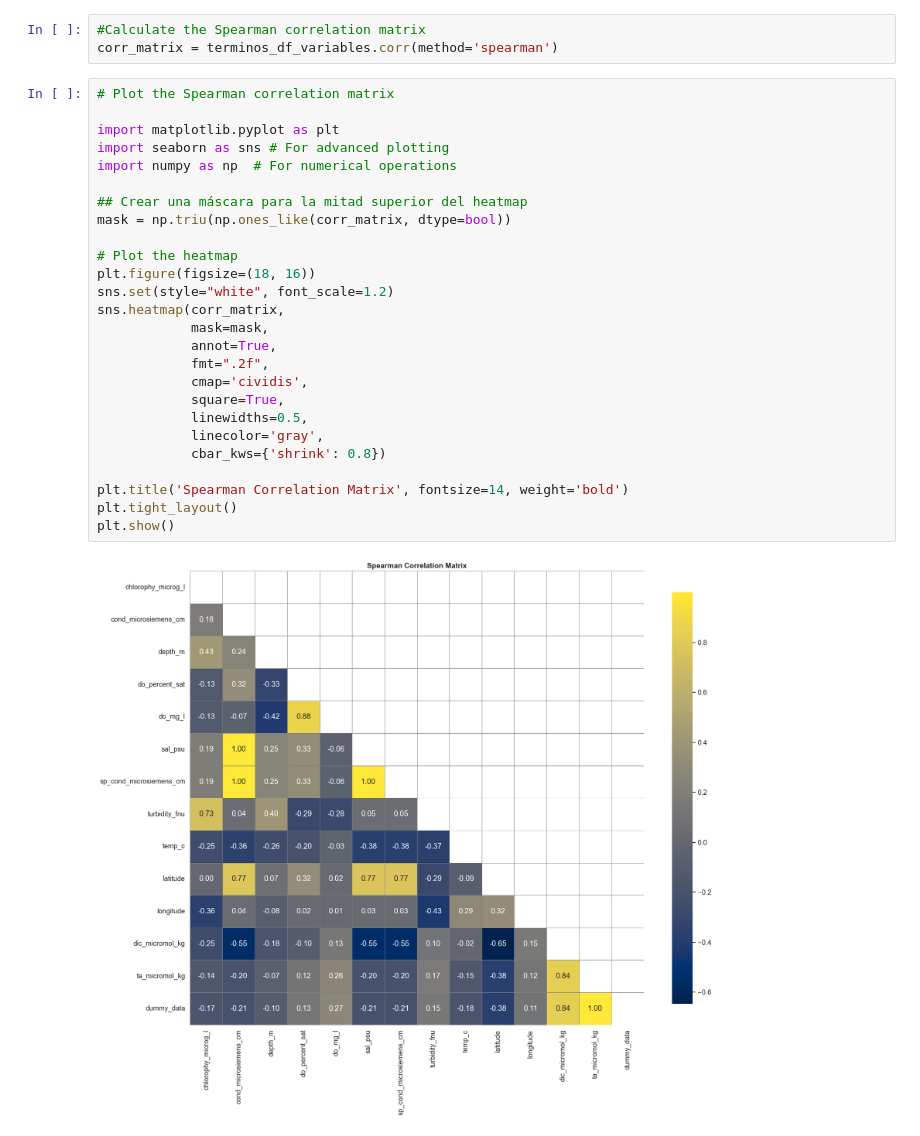
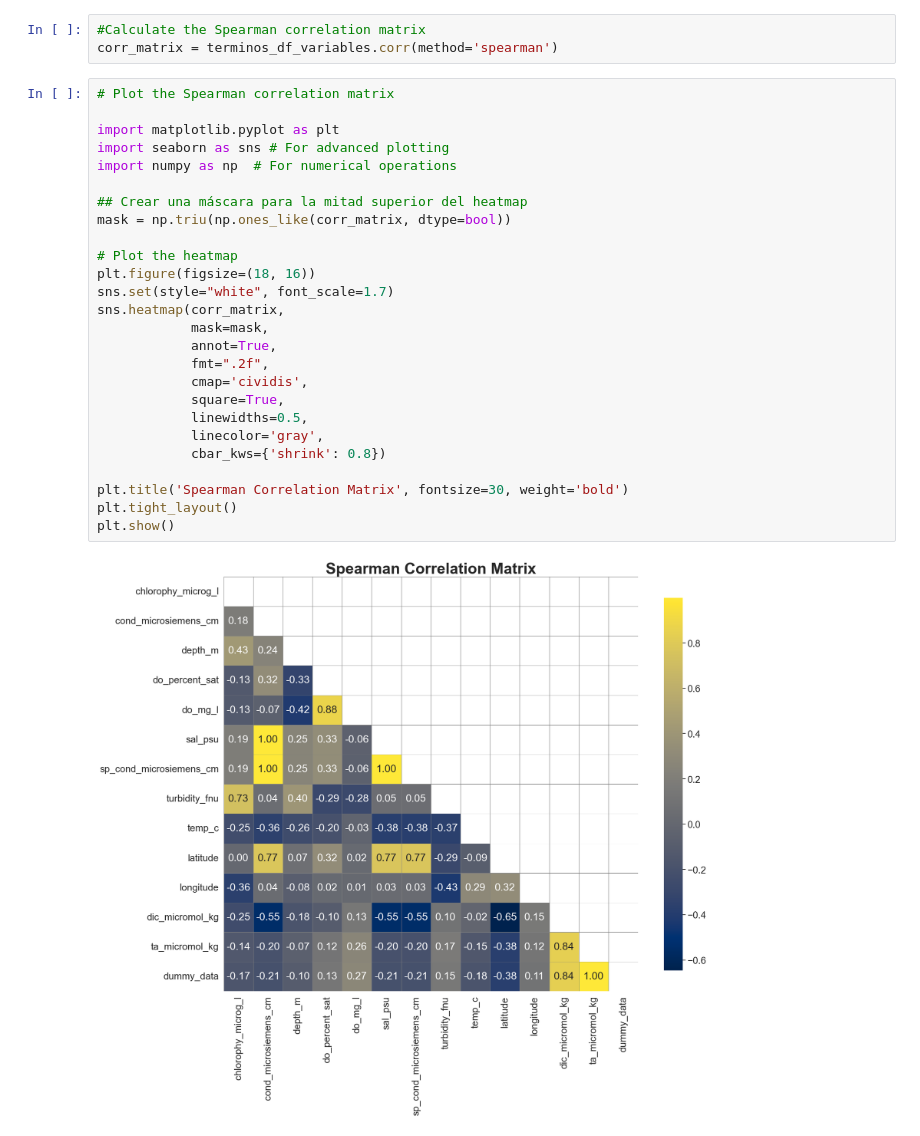
Before and after one commit to jpoh2/modelab-jp, a Jupyter notebook: 14_Spearman_correlation_matrix.ipynb, the cells around one changed output. Drawn from its saved outputs; the diff is of its cells as text.

Commit message:
Guardar heatmap derivado de la Spearman correlation matrix

```diff
--- a/14_Spearman_correlation_matrix.ipynb
+++ b/14_Spearman_correlation_matrix.ipynb
@@ -57,28 +57,28 @@ corr_matrix = terminos_df_variables.corr(method='spearman')
 # %%
 # Plot the Spearman correlation matrix
 
 import matplotlib.pyplot as plt
 import seaborn as sns # For advanced plotting
 import numpy as np  # For numerical operations
 
 ## Crear una máscara para la mitad superior del heatmap
 mask = np.triu(np.ones_like(corr_matrix, dtype=bool))
 
 # Plot the heatmap
 plt.figure(figsize=(18, 16))
-sns.set(style="white", font_scale=1.2)
+sns.set(style="white", font_scale=1.7)
 sns.heatmap(corr_matrix,
             mask=mask,
             annot=True,
             fmt=".2f",
             cmap='cividis',
             square=True,
             linewidths=0.5,
             linecolor='gray',
             cbar_kws={'shrink': 0.8})
 
-plt.title('Spearman Correlation Matrix', fontsize=14, weight='bold')
+plt.title('Spearman Correlation Matrix', fontsize=30, weight='bold')
 plt.tight_layout()
 plt.show()
 # %% [output]
-[figure, old version]
+[figure, new version]
```
